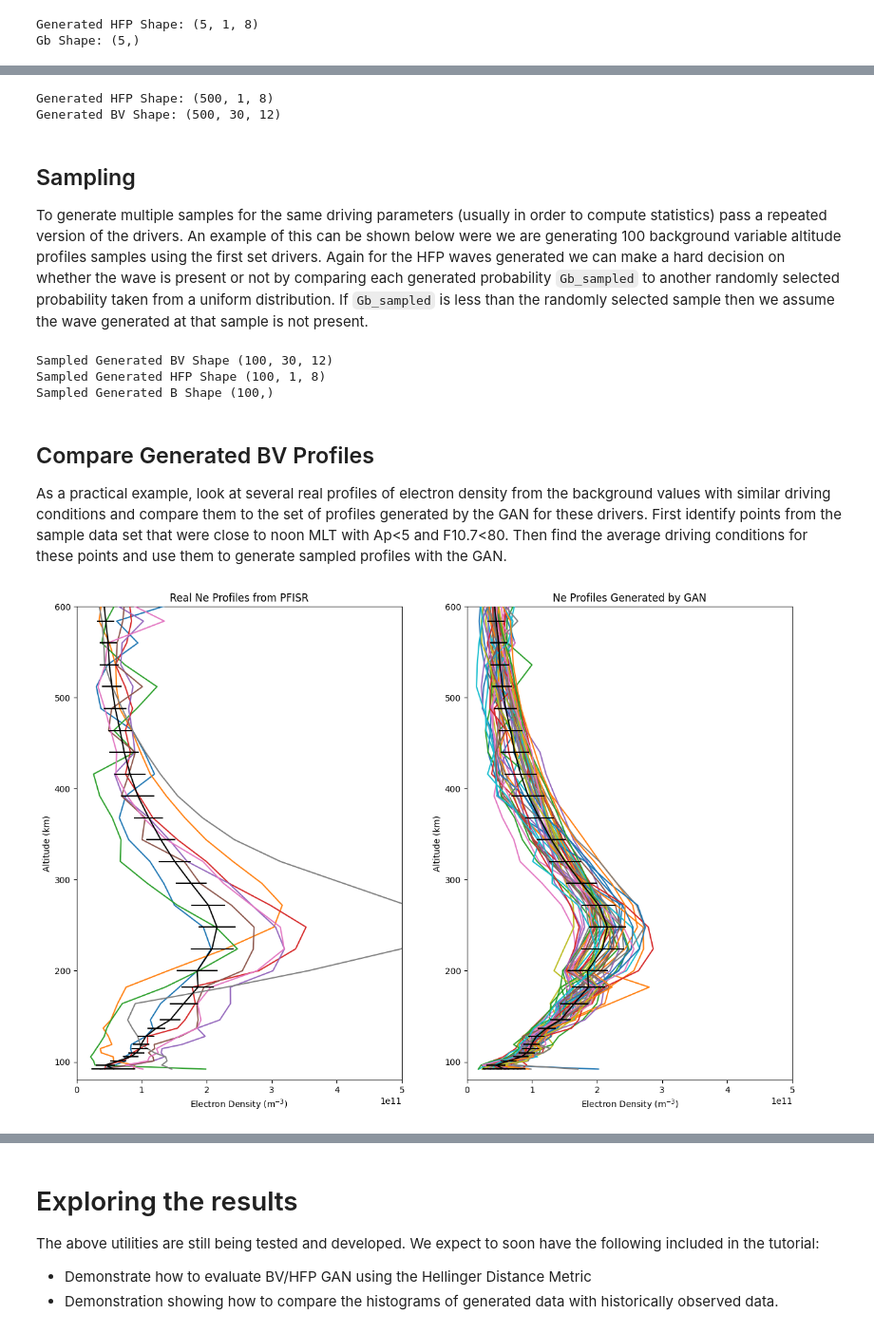
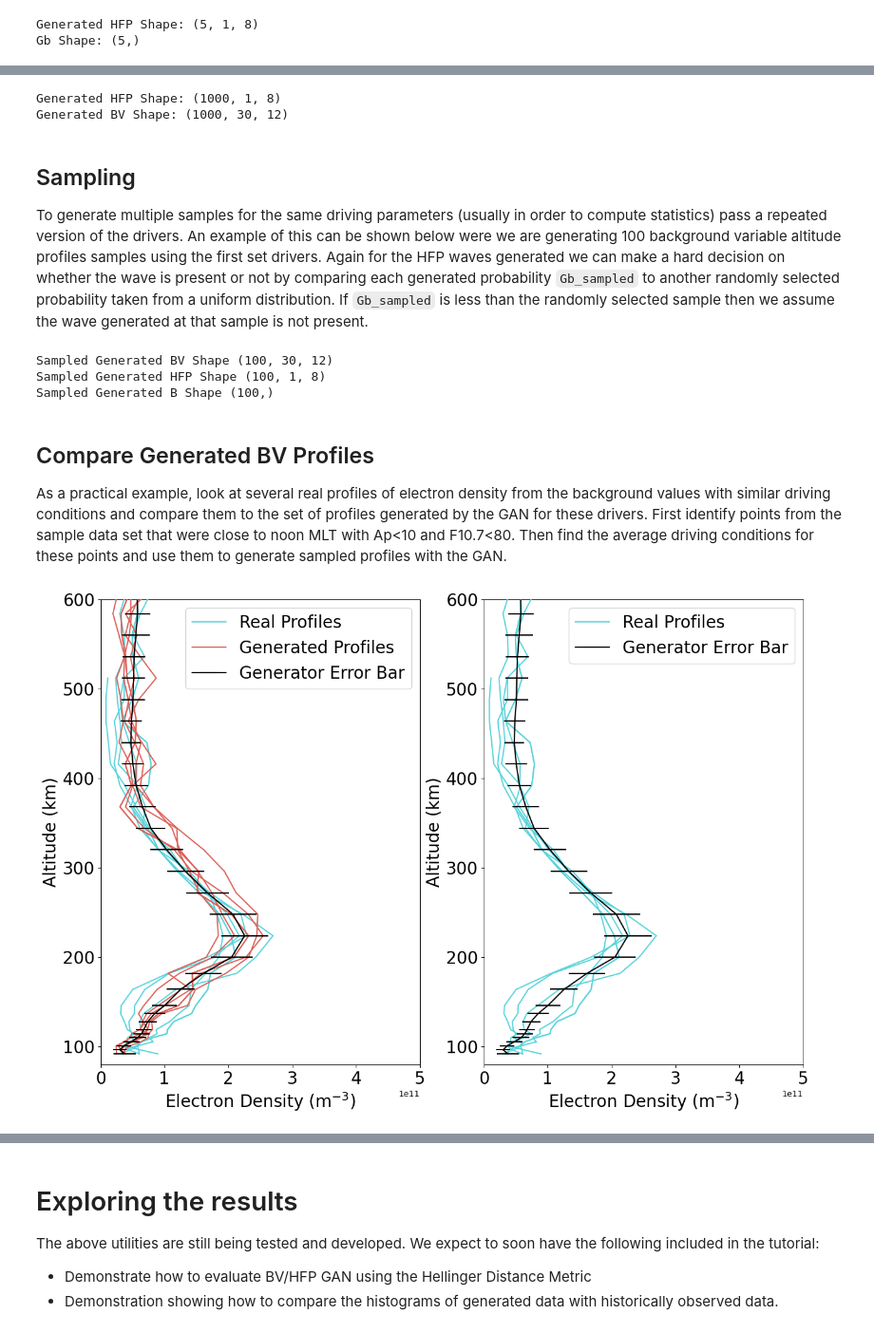
Before and after one commit to sri-geospace/atmosense-abcgan, a Jupyter notebook: tutorials/demo.ipynb, the cells around one changed output, grey strips where cells are left out. Shown at 95% size. Saved outputs shown, nothing was run; the diff lists cells and outputs as text; code cells hidden in the pictures.

Commit message:
TEC GAN update (Version 3)

```diff
--- a/tutorials/demo.ipynb
+++ b/tutorials/demo.ipynb
@@ -68,7 +63,6 @@ driver parameters, background variables, an alt mask for the background variable
 # %%
-fname = 'tutorial_all.h5'
-drivers, bvs, alt_mask, hfps, wave_mask, unix_time = load_h5_data(fname, load_hfp=True, n_samples=500)
-
+fname = 'tutorial_isr.h5'
+drivers, bvs, alt_mask, hfps, wave_mask, unix_time = load_h5_data(fname, n_samples=1000, random_start=True, load_hfp=True)
 print(f"Drivers Shape : {drivers.shape}")
 print(f"Background Variables Shape : {bvs.shape}")
 print(f"Alt Mask Shape : {alt_mask.shape}")
@@ -255,17 +179,14 @@ and HFP waves each of the 500 external driver samples. Note that the `abcgan.gen
 # %%
-G_bvs, G_hfps, G_b = abcgan.generate(drivers, generate_hfps=True)
+G_bvs = generate_bvs(drivers=drivers)
+G_hfps, G_b = generate_hfps(drivers=drivers, bv_measurements=G_bvs)
 Gb_mask = G_b < np.random.uniform(size=len(G_b))
 print(f'Generated HFP Shape: {G_hfps.shape}')
 print(f'Generated BV Shape: {G_bvs.shape}')
 # %% [output]
-Generated HFP Shape: (500, 1, 8)
-Generated BV Shape: (500, 30, 12)
+Generated HFP Shape: (1000, 1, 8)
+Generated BV Shape: (1000, 30, 12)
 # %% [markdown]
 ## Sampling
 
-To generate multiple samples for the same driving parameters (usually in order to compute statistics) pass a repeated version of the drivers.
-An example of this can be shown below were we are generating 100 background variable altitude profiles samples using the first set drivers.
-Again for the HFP waves generated we can make a hard decision on whether the wave is present or not by comparing each generated probability `Gb_sampled`
-to another randomly selected probability taken from a uniform distribution. If `Gb_sampled` is less than the randomly selected sample then we assume the
-wave generated at that sample is not present.
+To generate multiple samples for the same driving parameters (usually in order to compute statistics) pass a repeated version of the drivers. An example of this can be shown below were we are generating 100 background variable altitude profiles samples using the first set drivers. Again for the HFP waves generated we can make a hard decision on whether the wave is present or not by comparing each generated probability `Gb_sampled` to another randomly selected probability taken from a uniform distribution. If `Gb_sampled` is less than the randomly selected sample then we assume the wave generated at that sample is not present.
 # %%
@@ -280,34 +202,39 @@ Sampled Generated HFP Shape (100, 1, 8)
 Sampled Generated B Shape (100,)
 # %% [markdown]
 ## Compare Generated BV Profiles
-As a practical example, look at several real profiles of electron density from the background values with similar driving
-conditions and compare them to the set of profiles generated by the GAN for these drivers.  First identify points from the sample data
-set that were close to noon MLT with Ap<5 and F10.7<80.  Then find the average driving conditions for these points and use them to generate sampled profiles with the GAN.
+As a practical example, look at several real profiles of electron density from the background values with similar driving conditions and compare them to the set of profiles generated by the GAN for these drivers.  First identify points from the sample data set that were close to noon MLT with Ap<10 and F10.7<80.  Then find the average driving conditions for these points and use them to generate sampled profiles with the GAN.
 # %%
-idx = np.argwhere((np.abs(drivers[:,3]-12.)<1.) & (drivers[:,0]<5.) & (drivers[:,1]<80.)).flatten()
+idx = np.argwhere((np.abs(drivers[:, const.dr_cols['MLT']]-12.)<1.) & (drivers[:,const.dr_cols['Ap']]<10.) & (drivers[:,const.dr_cols['F10.7']]<80.)).flatten()
 avg_drivers = np.mean(drivers[idx,:], axis=0)[None,:]
 
-gen_profiles = abcgan.generate(avg_drivers.repeat(50, 0))
+gen_profiles = generate_bvs(avg_drivers.repeat(100, 0))
 mean_profile = np.mean(gen_profiles, axis=0)
 std_profile = np.std(gen_profiles, axis=0)
 
 plt.style.use('default')
 fig, ax = plt.subplots(1, 2, figsize=(15, 10))
+pal = sns.color_palette('hls', n_colors=2)
+plt_idxs = np.random.choice(np.arange(len(gen_profiles)), replace=False, size=5)
 
-ax[0].plot(bvs[idx,:,0].T, const.altgrid[:30], zorder=3)
-ax[0].set_title('Real Ne Profiles from PFISR')
-
-ax[1].plot(gen_profiles[:,:,0].T, const.altgrid[:30], zorder=3)
-ax[1].set_title('Ne Profiles Generated by GAN')
+ax[0].plot(bvs[idx[plt_idxs],:,0].T, const.altgrid[:30], c=pal[1], zorder=3)
+ax[0].plot(bvs[idx[plt_idxs][-2:-1],:,0].T, const.altgrid[:30], c=pal[1], label='Real Profiles', zorder=3)
+ax[1].plot(bvs[idx[plt_idxs],:,0].T, const.altgrid[:30], c=pal[1], zorder=3)
+ax[1].plot(bvs[idx[plt_idxs][-2:-1],:,0].T, const.altgrid[:30], c=pal[1], label='Real Profiles', zorder=3)
+# ax[0].set_title('Real Ne Profiles from PFISR')
+ax[0].plot(gen_profiles[plt_idxs,:,0].T, const.altgrid[:30], c=pal[0],zorder=3)
+ax[0].plot(gen_profiles[plt_idxs,:,0][-2:-1].T, const.altgrid[:30], c=pal[0], label='Generated Profiles',zorder=3)
+# ax[0].set_title('Real vs Generated (Conditional)', fontsize=25)
 
 for i in range(2):
-    ax[i].errorbar(mean_profile[:,0], const.altgrid[:30], xerr=std_profile[:,0], color='black', zorder=5)
+    ax[i].errorbar(mean_profile[:,0], const.altgrid[:30], xerr=std_profile[:,0], color='black', label='Generator Error Bar', zorder=5)
     ax[i].set_xlim([0.,5.e11])
     ax[i].set_ylim([80.,600.])
-    ax[i].set_xlabel(r'Electron Density (m$^{-3}$)')
-    ax[i].set_ylabel('Altitude (km)')
+    ax[i].set_xlabel(r'Electron Density (m$^{-3}$)', fontsize=20)
+    ax[i].set_ylabel('Altitude (km)', fontsize=20)
+    ax[i].legend(fontsize=20)
+    ax[i].tick_params(labelsize=20)
 
 plt.show()
 # %% [output]
-[figure, old version]
+[figure, new version]
 # %% [markdown]
```
Also changed, not shown: parts of 83 cells of this notebook, 29 other files.
